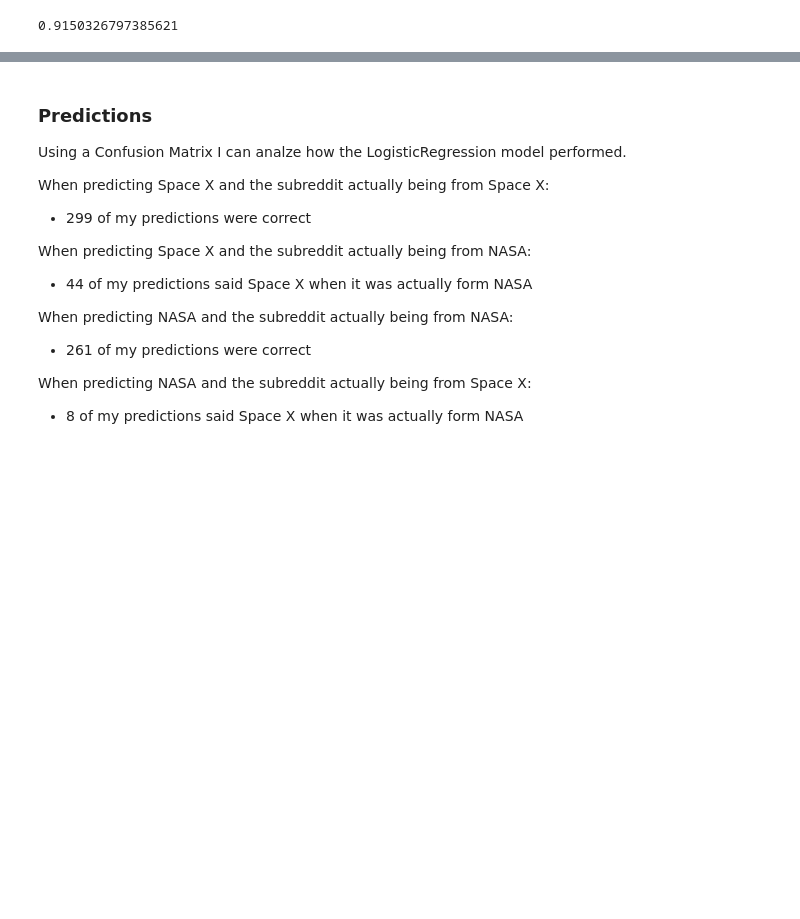
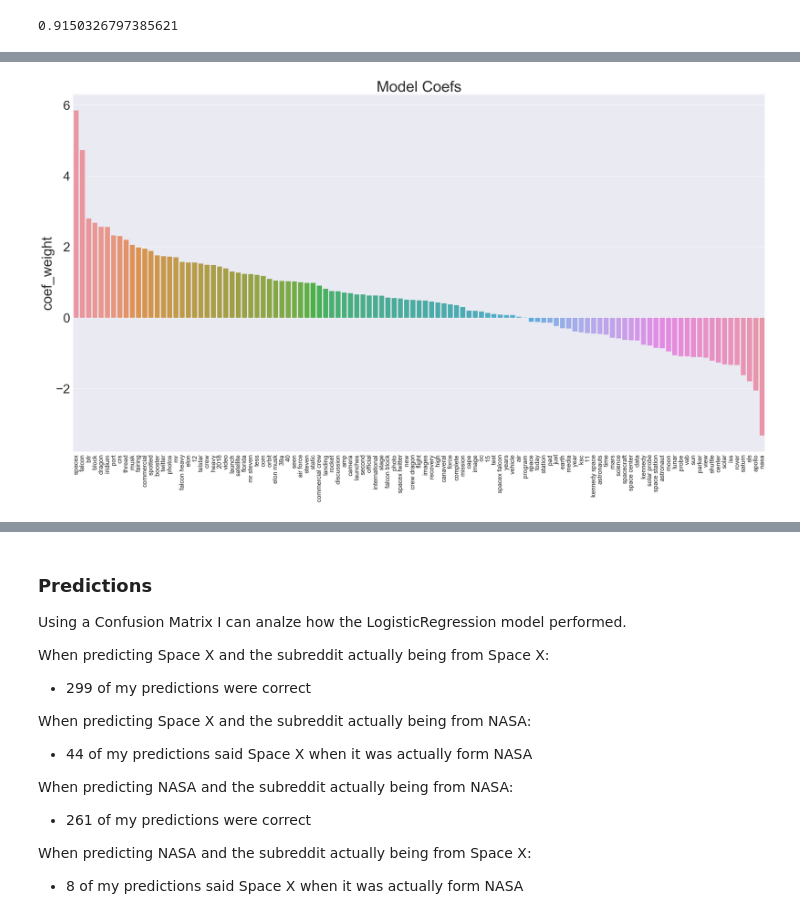
Before and after one commit to datanelson518/NLP-NASA-SpaceX, a Jupyter notebook: jon_nelson_la/code/Proj_03_004_Modeling_Logistic_Regression.ipynb, the cells around one changed output, grey strips where cells are left out. Saved outputs shown, nothing was run; the diff lists cells and outputs as text; code cells hidden in the pictures; blank space fills up the shorter version.

```diff
--- a/jon_nelson_la/code/Proj_03_004_Modeling_Logistic_Regression.ipynb
+++ b/jon_nelson_la/code/Proj_03_004_Modeling_Logistic_Regression.ipynb
@@ -39,5 +41,6 @@ With our TfidfVectorizer completed we now have a dataframe that holds the featur
 # %%
 features_df = pd.read_csv('../data/tvec_df.csv')
+tvec = pd.read_pickle('../pickles/tvec.pkl')
 # %%
 features_df.head()
 # %% [output]
@@ -144,0 +167,5 @@ gs.grid_scores_
+# %%
+df_columns = tvec.get_feature_names()
+coef_df = pd.DataFrame(gs.best_estimator_.coef_.T,
+             index=df_columns,
+             columns=['coef_weight']).sort_values('coef_weight', ascending=False)
@@ -144,0 +211,11 @@ gs.grid_scores_
+# %%
+plt.figure(figsize=(25,15))
+sns.set(font_scale=3)
+plt.title('Model Coefs')
+locs, labels = plt.xticks(fontsize=15)
+plt.setp(labels, rotation=90)
+sns.barplot(x=coef_df.index, y='coef_weight', data=coef_df, alpha=1)
+plt.tight_layout();
+#plt.savefig('../plots/model_coefs_bar')
+# %% [output]
+[figure, added]
```
Also changed, not shown: parts of 17 cells of this notebook, 9 other files.
